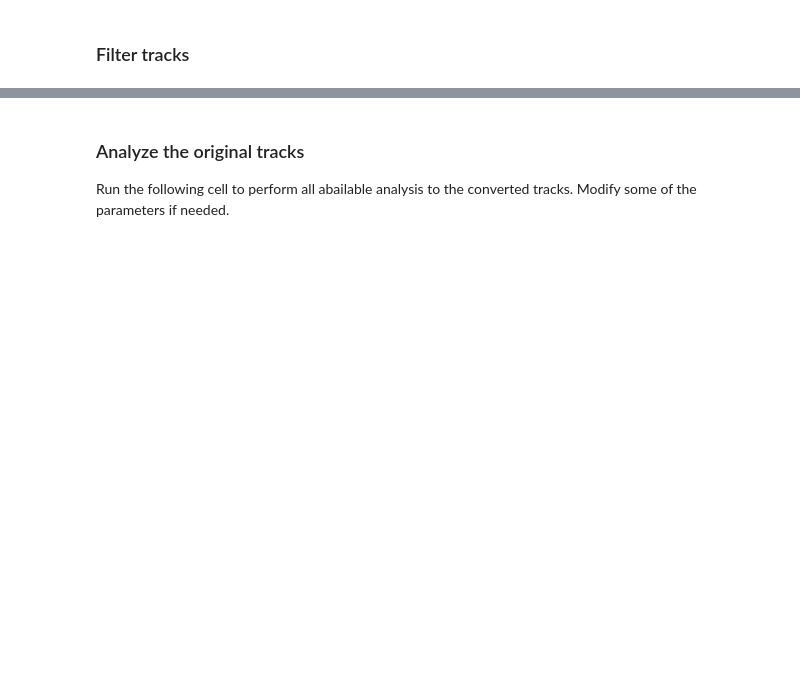
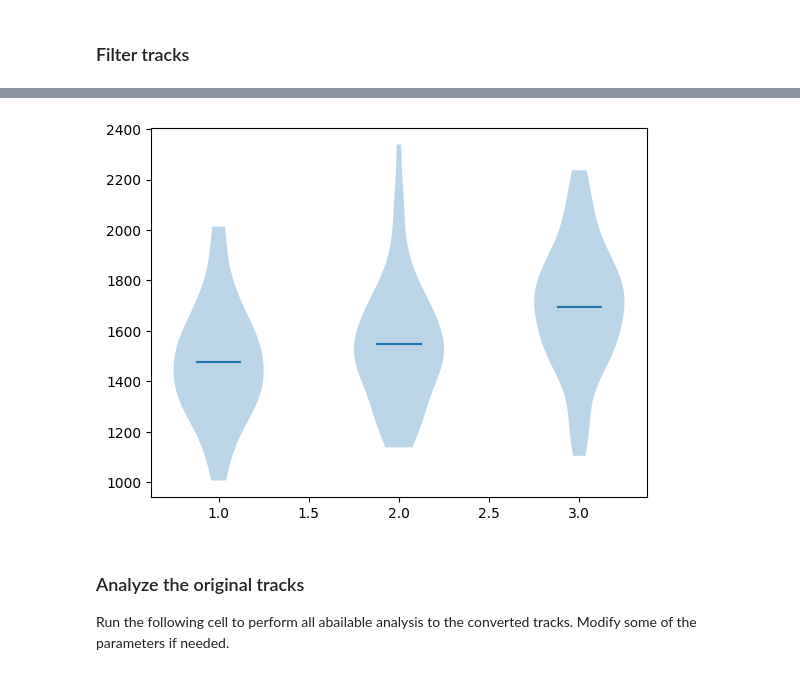
Before and after one commit to pcanaleta/tanalysis, a Jupyter notebook: trajectory_analysis.ipynb, the cells around one changed output, grey strips where cells are left out. Drawn from its saved outputs; the diff is of its cells as text; code cells hidden in the pictures; blank space fills up the shorter version.

```diff
--- a/trajectory_analysis.ipynb
+++ b/trajectory_analysis.ipynb
@@ -237,3 +373,14 @@ for folder in os.listdir(dirname):
+# %%
+dirname = fr"{exp}\{experiment.value}\{condition.value}\{timer.value}\Tracks\excel_tracks"
+savedir = fr"{exp}\{experiment.value}\{condition.value}\{timer.value}\Tracks\excel_tracks\Results"
+tracks, names = traj_analysis.crop_traj(dirname, filter_tracks=filter_tracks.value, filter_values=params)
+turning_angle = turning_angle(tracks, names, timelapse_units.value, save_results=False)
+plt.figure()
+positions = [1,2,3]
+plt.violinplot(turning_angle, positions, showextrema=False, showmeans=True)
+plt.show()
+# %% [output]
+[figure, added]
 # %% [markdown]
 ### Analyze the original tracks
 
```
Also changed, not shown: parts of 9 cells of this notebook, 3 other files.
